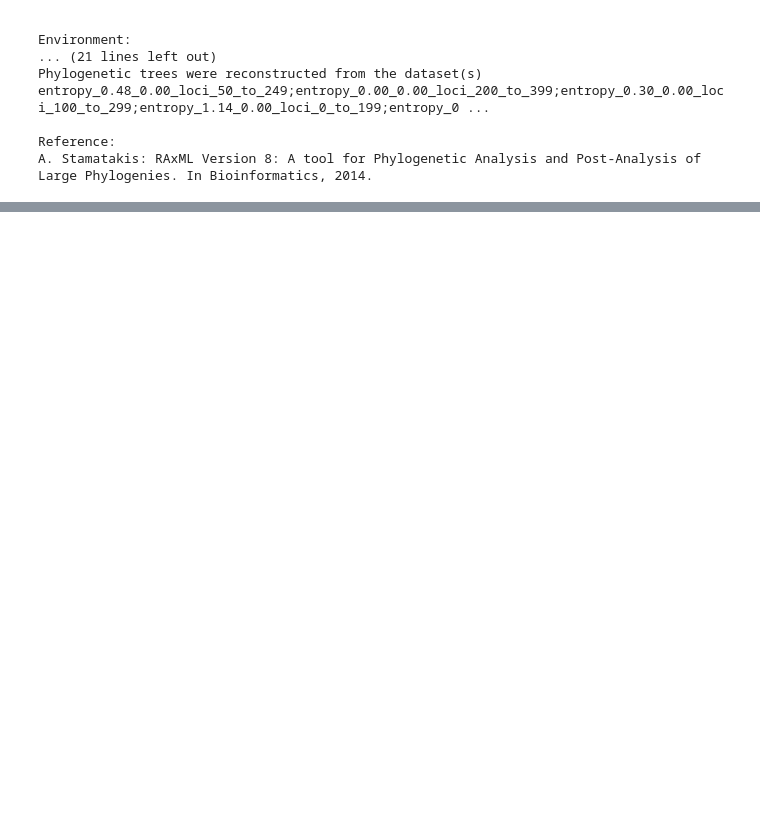
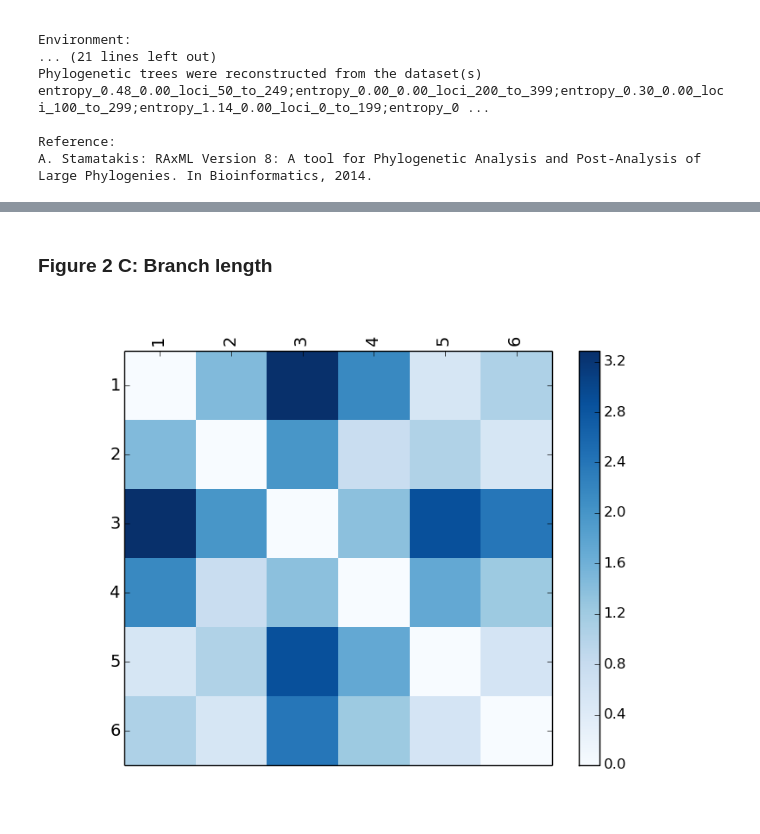
Before and after one commit to HullUni-bioinformatics/Szitenberg_et_all_15-ReproPhylo, a Jupyter notebook: IPython_Notebook_for_ReproPhylo_MS.ipynb, the cells around one changed output, grey strips where cells are left out. Saved outputs shown, nothing was run; the diff lists cells and outputs as text; code cells hidden in the pictures; blank space fills up the shorter version.

```diff
--- a/IPython_Notebook_for_ReproPhylo_MS.ipynb
+++ b/IPython_Notebook_for_ReproPhylo_MS.ipynb
@@ -683,0 +702,13 @@ ValueError: Unrooted tree found! You may want to activate the unrooted_trees fla
+# %% [markdown]
+### Figure 2 C: Branch length
+# %%
+if not os.path.exists('rf_figs'):
+    os.mkdir('rf_figs')
+
+# topological
+
+figfile, legend = calc_rf(pj, '.', rf_type='branch-length', unrooted_trees=True)
+# %%
+IPython.display.Image(figfile)
+# %% [output]
+[figure, added]
```
Also changed, not shown: parts of 11 cells of this notebook.
